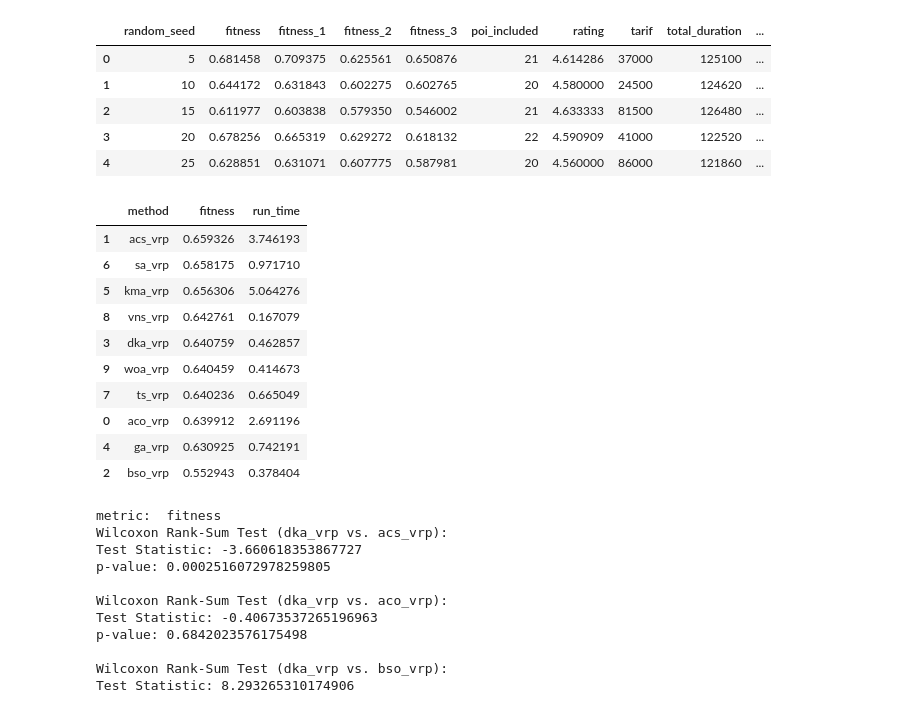
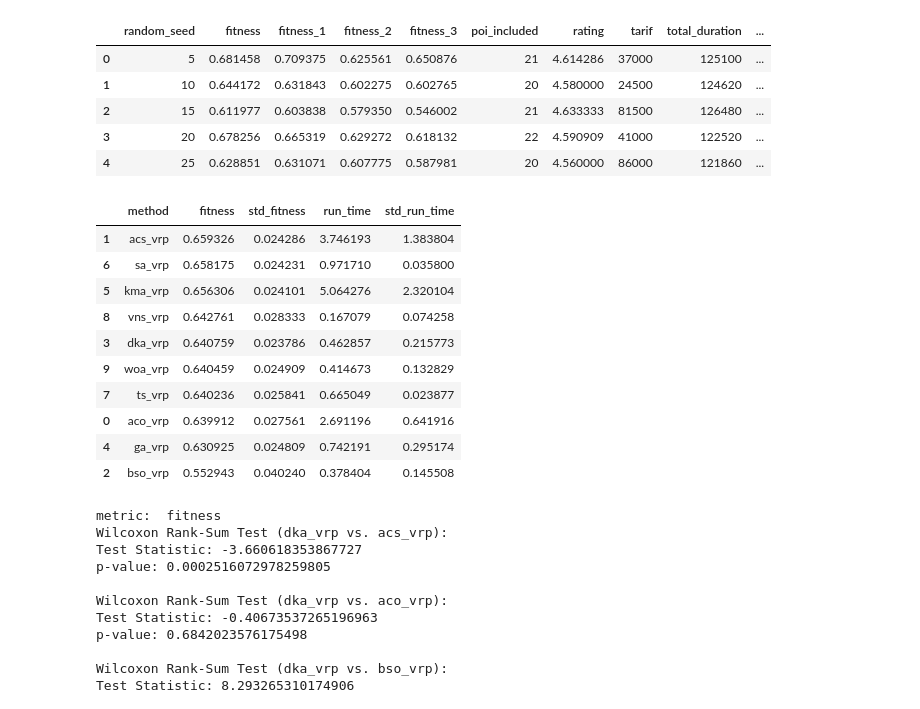
Before and after one commit to rahmatttt/travel-itinerary-recommendation, a Jupyter notebook: Results_analysis_2_1_komodo_project_DKA_etc.ipynb, the cells around one changed output. Drawn from its saved outputs; the diff is of its cells as text; code cells hidden in the pictures.

```diff
--- a/Results_analysis_2_1_komodo_project_DKA_etc.ipynb
+++ b/Results_analysis_2_1_komodo_project_DKA_etc.ipynb
@@ -980,21 +980,23 @@ results_df.head()
 | 3 | 20 | 0.678256 | 0.665319 | 0.629272 | 0.618132 | 22 | 4.590909 | 41000 | 122520 | ... |
 | 4 | 25 | 0.628851 | 0.631071 | 0.607775 | 0.587981 | 20 | 4.560000 | 86000 | 121860 | ... |
 # %%
-grouped = results_df.groupby('method').agg({'fitness':'mean',
-                                            'run_time':'mean'}).reset_index()
+grouped = results_df.groupby('method').agg(fitness = ('fitness','mean'),
+                                           std_fitness = ('fitness','std'),
+                                           run_time = ('run_time','mean'),
+                                           std_run_time = ('run_time','std')).reset_index()
 grouped.sort_values('fitness',ascending=False)
 # %% [output]
-|  | method | fitness | run_time |
-| 1 | acs_vrp | 0.659326 | 3.746193 |
-| 6 | sa_vrp | 0.658175 | 0.971710 |
-| 5 | kma_vrp | 0.656306 | 5.064276 |
-| 8 | vns_vrp | 0.642761 | 0.167079 |
-| 3 | dka_vrp | 0.640759 | 0.462857 |
-| 9 | woa_vrp | 0.640459 | 0.414673 |
-| 7 | ts_vrp | 0.640236 | 0.665049 |
-| 0 | aco_vrp | 0.639912 | 2.691196 |
-| 4 | ga_vrp | 0.630925 | 0.742191 |
-| 2 | bso_vrp | 0.552943 | 0.378404 |
+|  | method | fitness | std_fitness | run_time | std_run_time |
+| 1 | acs_vrp | 0.659326 | 0.024286 | 3.746193 | 1.383804 |
+| 6 | sa_vrp | 0.658175 | 0.024231 | 0.971710 | 0.035800 |
+| 5 | kma_vrp | 0.656306 | 0.024101 | 5.064276 | 2.320104 |
+| 8 | vns_vrp | 0.642761 | 0.028333 | 0.167079 | 0.074258 |
+| 3 | dka_vrp | 0.640759 | 0.023786 | 0.462857 | 0.215773 |
+| 9 | woa_vrp | 0.640459 | 0.024909 | 0.414673 | 0.132829 |
+| 7 | ts_vrp | 0.640236 | 0.025841 | 0.665049 | 0.023877 |
+| 0 | aco_vrp | 0.639912 | 0.027561 | 2.691196 | 0.641916 |
+| 4 | ga_vrp | 0.630925 | 0.024809 | 0.742191 | 0.295174 |
+| 2 | bso_vrp | 0.552943 | 0.040240 | 0.378404 | 0.145508 |
 # %%
 metrics = ["fitness","run_time"]
 
```
Also changed, not shown: parts of 7 cells of this notebook, 1 other file.
